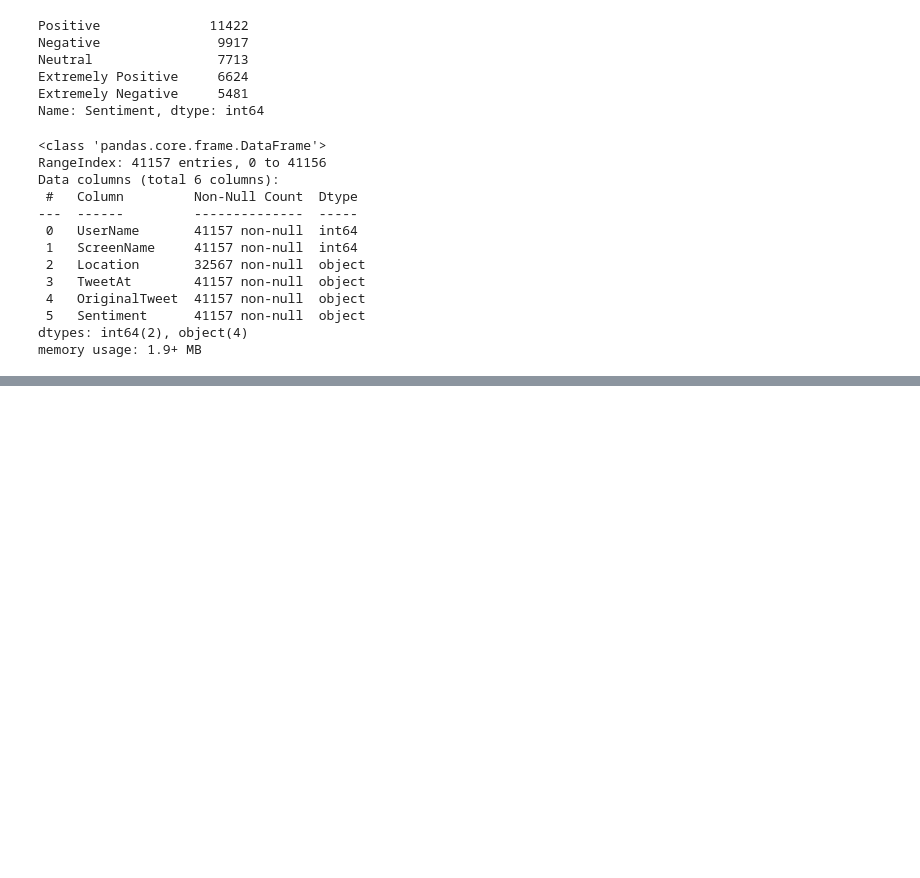
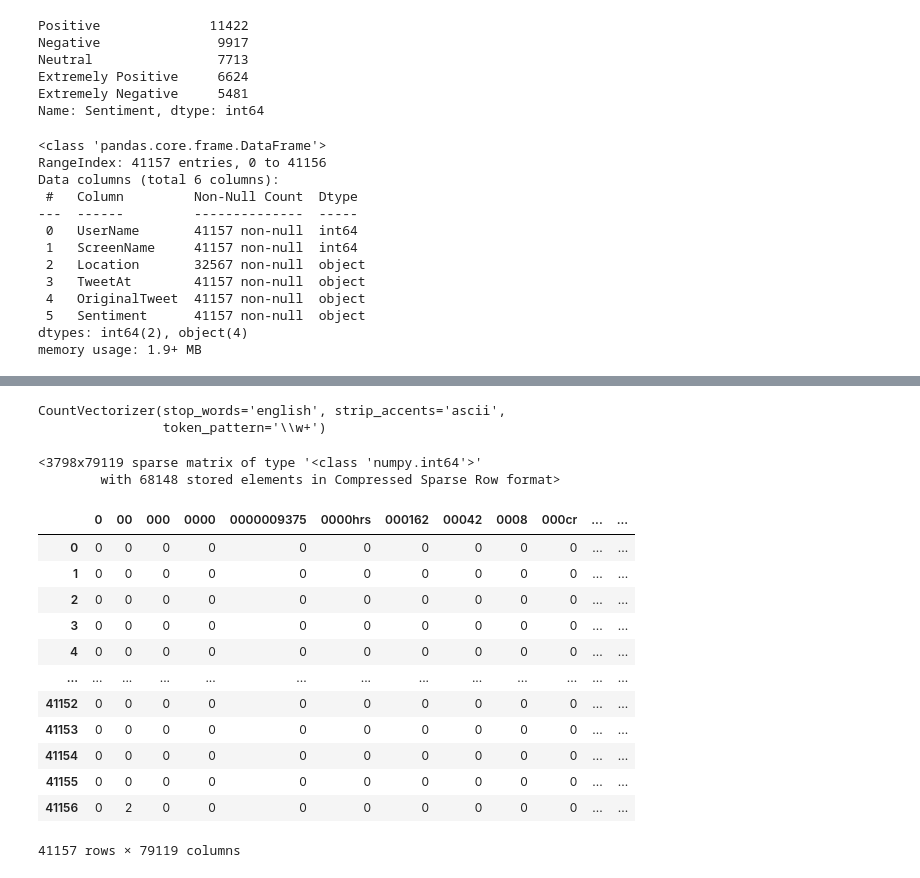
Before and after one commit to GemmaBoyle/coronavirus_tweets_NLP, a Jupyter notebook: COVID_Tweets.ipynb, the cells around one changed output, grey strips where cells are left out. Cells and saved outputs as stored; diff of their text form; code cells hidden in the pictures; blank space fills up the shorter version.

```diff
--- a/COVID_Tweets.ipynb
+++ b/COVID_Tweets.ipynb
@@ -96,0 +104,32 @@ Need to sort the locations. Set of shorthand US states to make a US pile?
+# %%
+cvec = CountVectorizer(strip_accents = 'ascii', stop_words = 'english',
+                       token_pattern='\w+')
+cvec.fit(x_train)
+# %% [output]
+CountVectorizer(stop_words='english', strip_accents='ascii',
+                token_pattern='\\w+')
+# %%
+cvec.transform(x_train)
+cvec.transform(x_test)
+# %% [output]
+<3798x79119 sparse matrix of type '<class 'numpy.int64'>'
+        with 68148 stored elements in Compressed Sparse Row format>
+# %%
+cv_train = pd.DataFrame(cvec.transform(x_train).toarray(),
+                  columns=cvec.get_feature_names_out())
+
+cv_train
+# %% [output]
+|  | 0 | 00 | 000 | 0000 | 0000009375 | 0000hrs | 000162 | 00042 | 0008 | 000cr | ... | ... |
+| 0 | 0 | 0 | 0 | 0 | 0 | 0 | 0 | 0 | 0 | 0 | ... | ... |
+| 1 | 0 | 0 | 0 | 0 | 0 | 0 | 0 | 0 | 0 | 0 | ... | ... |
+| 2 | 0 | 0 | 0 | 0 | 0 | 0 | 0 | 0 | 0 | 0 | ... | ... |
+| 3 | 0 | 0 | 0 | 0 | 0 | 0 | 0 | 0 | 0 | 0 | ... | ... |
+| 4 | 0 | 0 | 0 | 0 | 0 | 0 | 0 | 0 | 0 | 0 | ... | ... |
+| ... | ... | ... | ... | ... | ... | ... | ... | ... | ... | ... | ... | ... |
+| 41152 | 0 | 0 | 0 | 0 | 0 | 0 | 0 | 0 | 0 | 0 | ... | ... |
+| 41153 | 0 | 0 | 0 | 0 | 0 | 0 | 0 | 0 | 0 | 0 | ... | ... |
+| 41154 | 0 | 0 | 0 | 0 | 0 | 0 | 0 | 0 | 0 | 0 | ... | ... |
+| 41155 | 0 | 0 | 0 | 0 | 0 | 0 | 0 | 0 | 0 | 0 | ... | ... |
+| 41156 | 0 | 2 | 0 | 0 | 0 | 0 | 0 | 0 | 0 | 0 | ... | ... |
+41157 rows × 79119 columns
```
Also changed, not shown: parts of 28 cells of this notebook.
